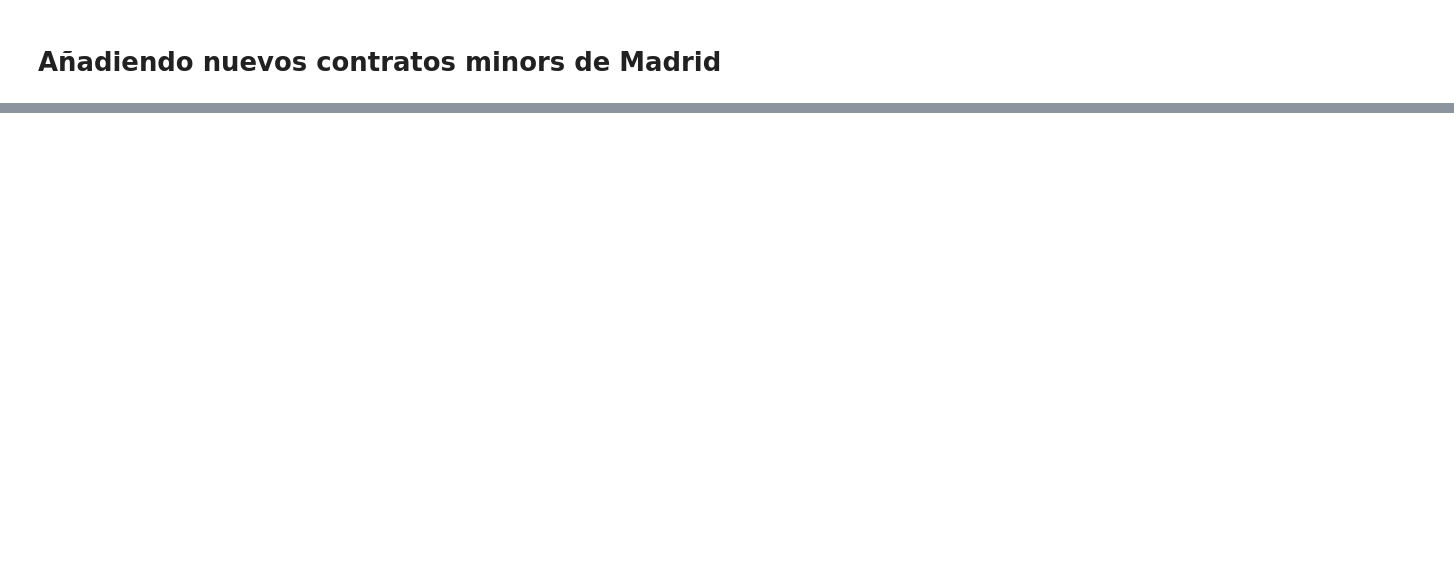
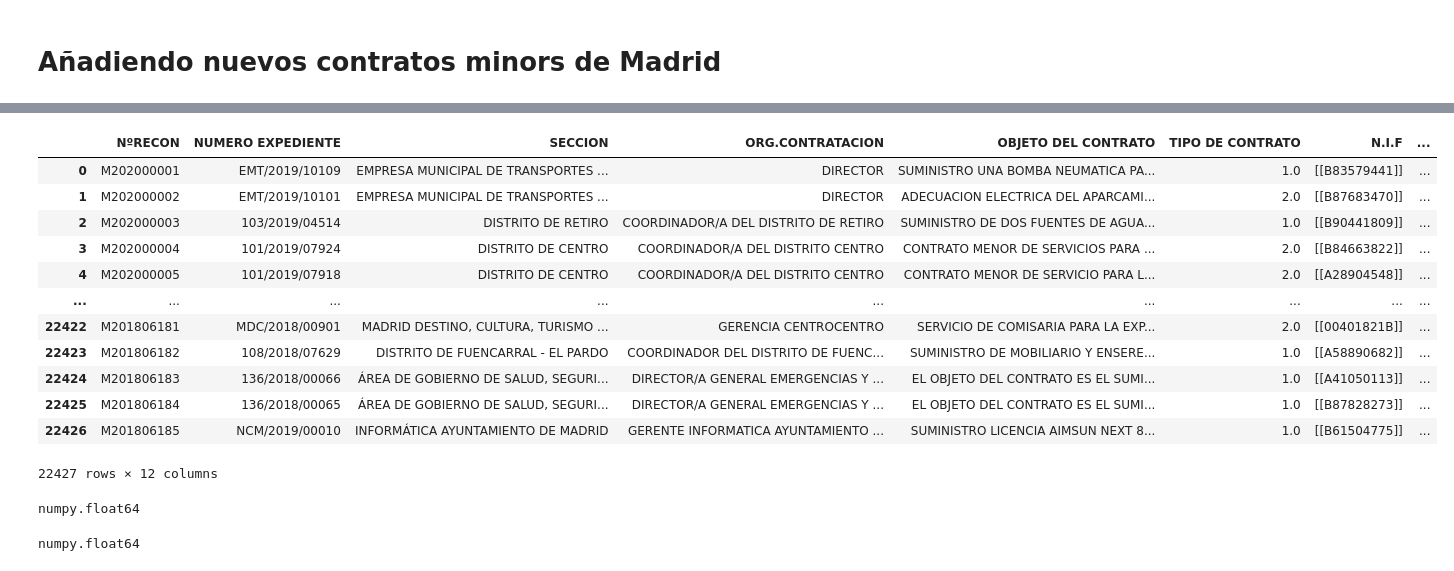
Before and after one commit to nextprocurement/sproc, a Jupyter notebook: descarga_minors/parsing_zgz_mad_2_place.ipynb, the cells around one changed output, grey strips where cells are left out. Cells and saved outputs as stored; diff of their text form; code cells hidden in the pictures; blank space fills up the shorter version.

```diff
--- a/descarga_minors/parsing_zgz_mad_2_place.ipynb
+++ b/descarga_minors/parsing_zgz_mad_2_place.ipynb
@@ -179,0 +426,15 @@ len(df.columns)
+# %%
+df['cpv.id'] = df['cpv.id'].apply(float64_to_array)
+df['status.id'] = df['status.id'].map(id_to_place_mapping).astype(np.float64)
+df['status.title'] = df['status.title'].map(title_to_place_mapping)
+df['status.id'] = df['status.id'].apply(float64_to_array)
+df['status.title'] = df['status.title'].apply(convert_to_object_array)
+df['fechaContrato'] = df['fechaContrato'].apply(convert_date_to_array)
+df['numLicitadores'] = df['numLicitadores'].apply(float64_to_array)
+df['ofertas.empresa.nif'] = df['ofertas.empresa.nif'].apply(convert_to_object_array)
+df['ofertas.empresa.nombre'] = df['ofertas.empresa.nombre'].apply(convert_to_object_array)
+df['ofertas.importeSinIVA'] = df['ofertas.importeSinIVA'].apply(float64_to_array)
+df['procedimiento.id'] = df['procedimiento.id'].apply(convert_int64_to_float64)
+
+df['fechaPresentacion'] = df['fechaPresentacion'].apply(convert_to_timestamp)
+df['lastUpdated'] = df['lastUpdated'].apply(convert_date_to_array)
@@ -628,6 +645,0 @@ array([[ 1392.11],
-# %%
-# Aplicar la función al DataFrame df_mad_24
-#df_mad_24 = replace_names_by_codes(df_mad_24)
-
-# Aplicar la función al DataFrame df_mad_24
-df_mad_24 = convertir_importe_a_float(df_mad_24)
@@ -726,0 +834,4 @@ df_minors
+# %%
+# Concatenar los DataFrames
+dfs = [df_mad_20, df_mad_19, df_mad_18]
+df_bloque3 = pd.concat(dfs, ignore_index=True)
@@ -726,0 +846,30 @@ df_minors
+# %%
+df_bloque3 = replace_names_by_codes(df_bloque3, 'TIPO DE CONTRATO')
+df_bloque3['CONTRATISTA'] = df_bloque3['CONTRATISTA'].apply(convert_to_object_array)
+df_bloque3['N.I.F'] = df_bloque3['N.I.F'].apply(convert_to_object_array)
+df_bloque3['IMPORTE'] = df_bloque3['IMPORTE'].apply(convert_to_float_array)
+df_bloque3['FECHA APROBACION'] = df_bloque3['FECHA APROBACION'].apply(convertir_timestamp_a_array)
+# %%
+df_bloque3
+# %% [output]
+|  | NºRECON | NUMERO EXPEDIENTE | SECCION | ORG.CONTRATACION | OBJETO DEL CONTRATO | TIPO DE CONTRATO | N.I.F | ... |
+| 0 | M202000001 | EMT/2019/10109 | EMPRESA MUNICIPAL DE TRANSPORTES ... | DIRECTOR | SUMINISTRO UNA BOMBA NEUMATICA PA... | 1.0 | [[B83579441]] | ... |
+| 1 | M202000002 | EMT/2019/10101 | EMPRESA MUNICIPAL DE TRANSPORTES ... | DIRECTOR | ADECUACION ELECTRICA DEL APARCAMI... | 2.0 | [[B87683470]] | ... |
+| 2 | M202000003 | 103/2019/04514 | DISTRITO DE RETIRO | COORDINADOR/A DEL DISTRITO DE RETIRO | SUMINISTRO DE DOS FUENTES DE AGUA... | 1.0 | [[B90441809]] | ... |
+| 3 | M202000004 | 101/2019/07924 | DISTRITO DE CENTRO | COORDINADOR/A DEL DISTRITO CENTRO | CONTRATO MENOR DE SERVICIOS PARA ... | 2.0 | [[B84663822]] | ... |
+| 4 | M202000005 | 101/2019/07918 | DISTRITO DE CENTRO | COORDINADOR/A DEL DISTRITO CENTRO | CONTRATO MENOR DE SERVICIO PARA L... | 2.0 | [[A28904548]] | ... |
+| ... | ... | ... | ... | ... | ... | ... | ... | ... |
+| 22422 | M201806181 | MDC/2018/00901 | MADRID DESTINO, CULTURA, TURISMO ... | GERENCIA CENTROCENTRO | SERVICIO DE COMISARIA PARA LA EXP... | 2.0 | [[00401821B]] | ... |
+| 22423 | M201806182 | 108/2018/07629 | DISTRITO DE FUENCARRAL - EL PARDO | COORDINADOR DEL DISTRITO DE FUENC... | SUMINISTRO DE MOBILIARIO Y ENSERE... | 1.0 | [[A58890682]] | ... |
+| 22424 | M201806183 | 136/2018/00066 | ÁREA DE GOBIERNO DE SALUD, SEGURI... | DIRECTOR/A GENERAL EMERGENCIAS Y ... | EL OBJETO DEL CONTRATO ES EL SUMI... | 1.0 | [[A41050113]] | ... |
+| 22425 | M201806184 | 136/2018/00065 | ÁREA DE GOBIERNO DE SALUD, SEGURI... | DIRECTOR/A GENERAL EMERGENCIAS Y ... | EL OBJETO DEL CONTRATO ES EL SUMI... | 1.0 | [[B87828273]] | ... |
+| 22426 | M201806185 | NCM/2019/00010 | INFORMÁTICA AYUNTAMIENTO DE MADRID | GERENTE INFORMATICA AYUNTAMIENTO ... | SUMINISTRO LICENCIA AIMSUN NEXT 8... | 1.0 | [[B61504775]] | ... |
+22427 rows × 12 columns
+# %%
+type(df_minors['ContractFolderStatus.ProcurementProject.PlannedPeriod.DurationMeasure'].iloc[0])
+# %% [output]
+numpy.float64
+# %%
+type(df_bloque3['PLAZO'].iloc[0])
+# %% [output]
+numpy.float64
```
Also changed, not shown: parts of 100 cells of this notebook, 3 other files.
